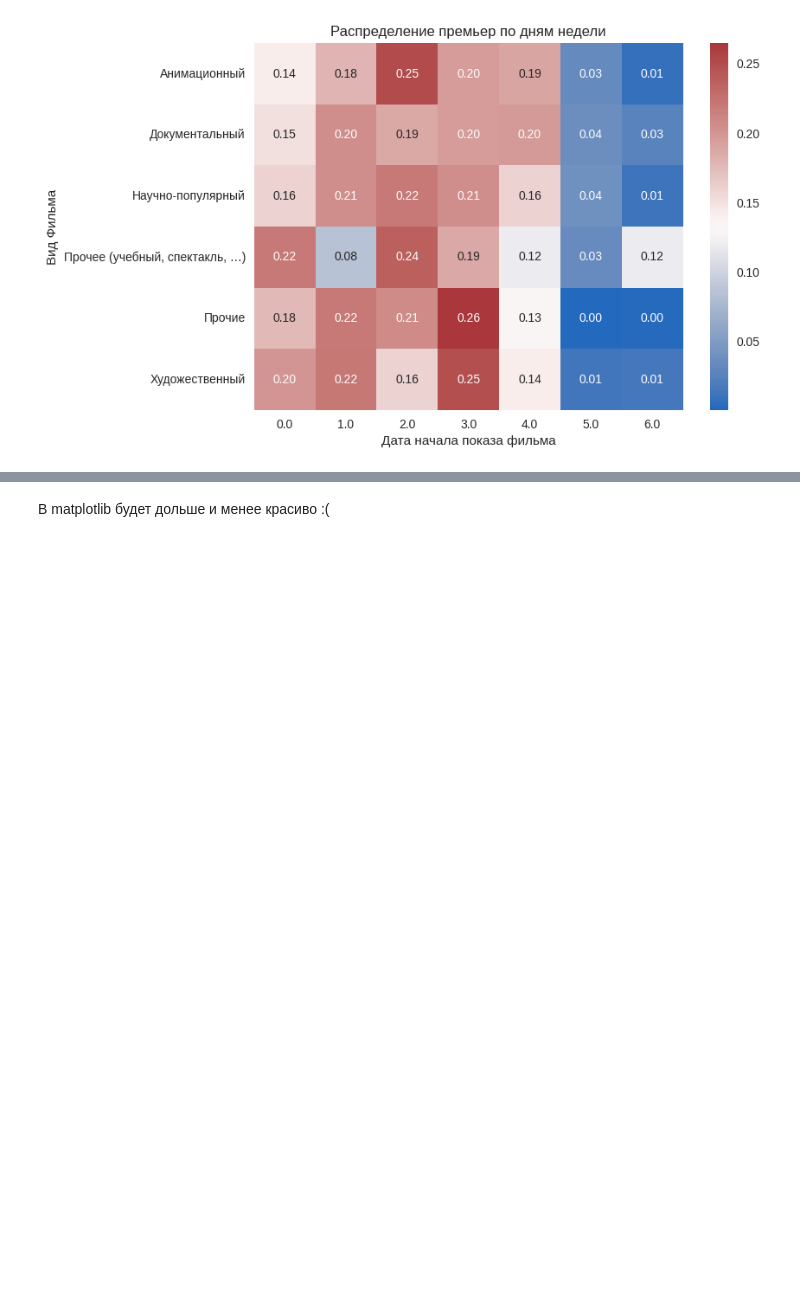
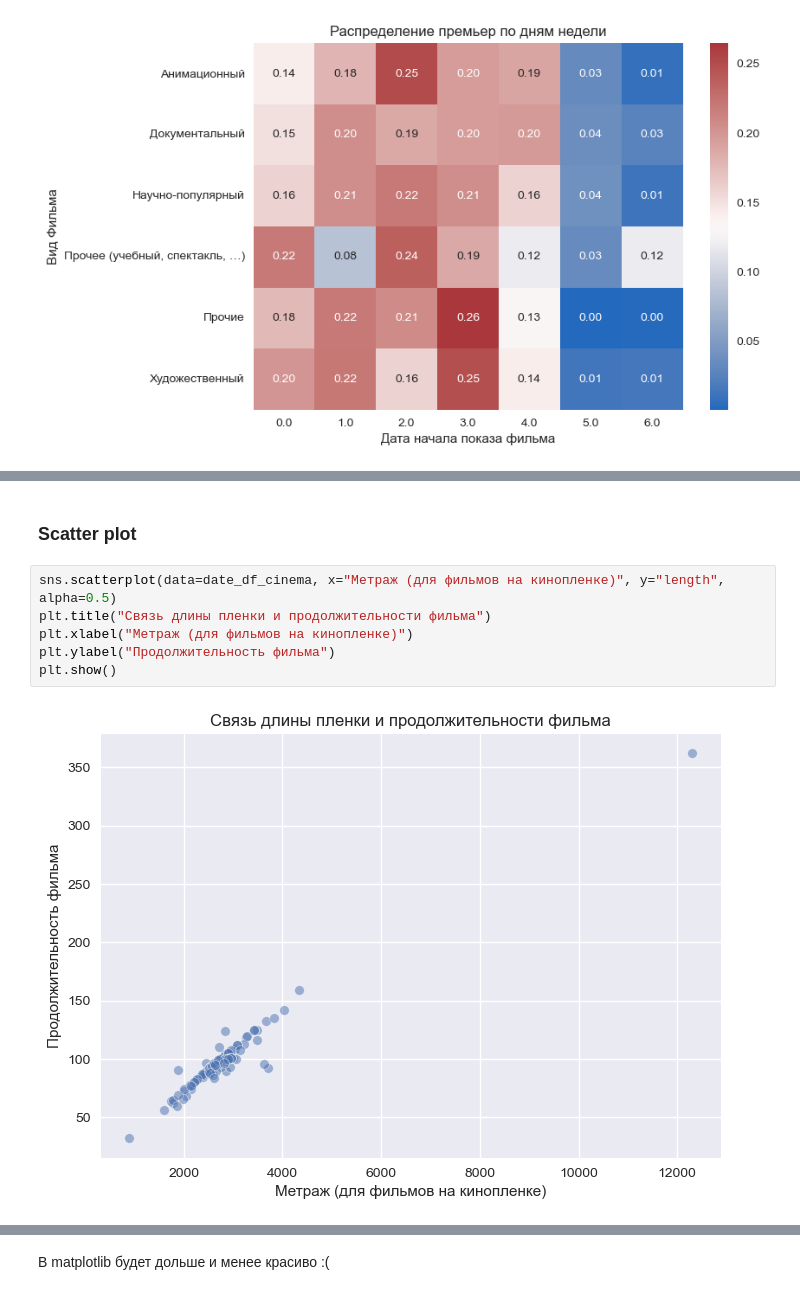
Before and after one commit to KatiaKozlova/files, a Jupyter notebook: 57-10/visualization/03.10.2024.ipynb, the cells around one changed output, grey strips where cells are left out. Saved outputs shown, nothing was run; the diff lists cells and outputs as text; blank space fills up the shorter version.

```diff
--- a/57-10/visualization/03.10.2024.ipynb
+++ b/57-10/visualization/03.10.2024.ipynb
@@ -444,0 +483,10 @@ plt.title("Распределение премьер по дням недели"
+# %% [markdown]
+### Scatter plot
+# %%
+sns.scatterplot(data=date_df_cinema, x="Метраж (для фильмов на кинопленке)", y="length", alpha=0.5)
+plt.title("Связь длины пленки и продолжительности фильма")
+plt.xlabel("Метраж (для фильмов на кинопленке)")
+plt.ylabel("Продолжительность фильма")
+plt.show()
+# %% [output]
+[figure, added]
```
Also changed, not shown: parts of 45 cells of this notebook.
